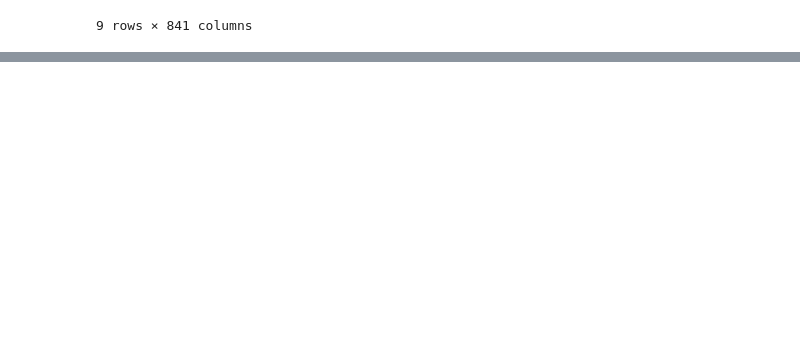
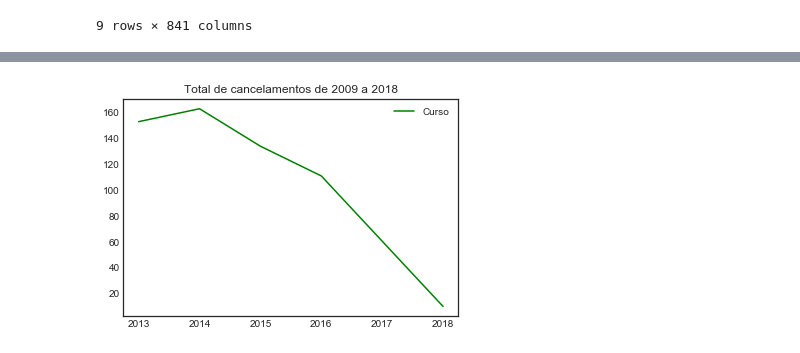
Before and after one commit to bigodel/UFRN-course-analysis, a Jupyter notebook: src/course_analysis.ipynb, the cells around one changed output, grey strips where cells are left out. Drawn from its saved outputs; the diff is of its cells as text; code cells hidden in the pictures; blank space fills up the shorter version.

```diff
--- a/src/course_analysis.ipynb
+++ b/src/course_analysis.ipynb
@@ -205,0 +227,3 @@ plt.show()
+# %%
+imd = CanceladoTotal[CanceladoTotal.nome_curso.str.contains("TECNOLOGIA DA INFORMAÇÃO")]
+imd.head()
@@ -205,0 +237,6 @@ plt.show()
+# %%
+y = pd.pivot_table(imd,
+               index='ano_ingresso',
+               values = 'nome_curso',
+               aggfunc='count').fillna(0).astype(int).reset_index()
+y
@@ -205,0 +250,8 @@ plt.show()
+# %%
+plt.plot(y['ano_ingresso'],
+         y['nome_curso'], c='green', label='Curso')
+plt.legend(loc='upper right')
+plt.title('Total de cancelamentos de 2009 a 2018')
+plt.show()
+# %% [output]
+[figure, added]
```
Also changed, not shown: parts of 10 cells of this notebook.
